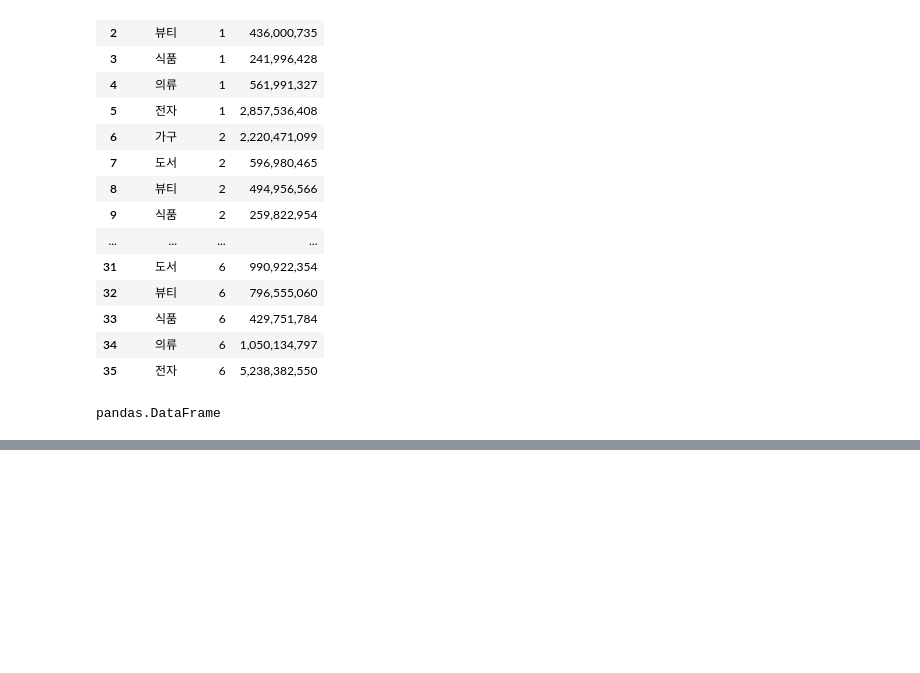
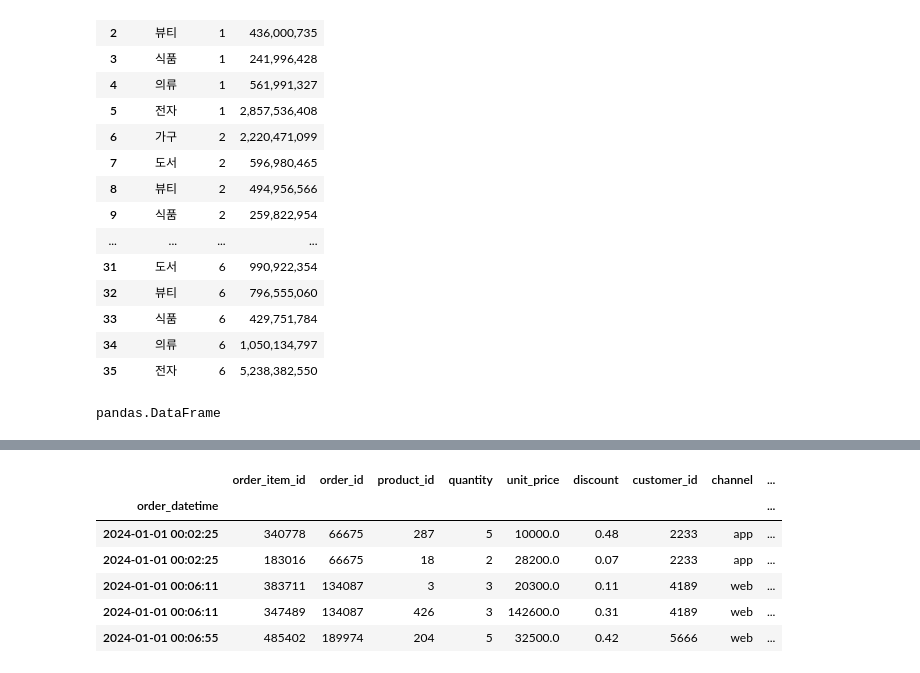
Before and after one commit to dioswifey/pandas_dev, a Jupyter notebook: chap09/we02.ipynb, the cells around one changed output, grey strips where cells are left out. Cells and saved outputs as stored; diff of their text form; code cells hidden in the pictures; blank space fills up the shorter version.

```diff
--- a/chap09/we02.ipynb
+++ b/chap09/we02.ipynb
@@ -548,0 +555,5 @@ pandas.DataFrame
+# %%
+full['order_datetime'] = pd.to_datetime(
+    full['order_datetime'],
+    errors='coerce'
+)
@@ -548,0 +580,8 @@ pandas.DataFrame
+# %%
+#월별(주문일자 => 월) 매출(amount) 추세: order_datetime, amount    column
+#월별로 묶어야된다
+
+#1. 주문일자 NaT 제거
+
+full = full.dropna(subset='order_datetime') #order_datetime 컬럼에 NaT 있으면 행을 삭제
+full.info()
@@ -548,0 +606,15 @@ pandas.DataFrame
+# %%
+#2. resample method 사용해서 날짜, 시간을 처리 :
+#2.1  날짜/시간 컬럼을 인덱스(PK)로 보낸다, on = 날짜/시간 컬럼
+# 주문일자를 인덱스로 보낸다
+
+ts = full.set_index('order_datetime').sort_index()  #정렬
+ts.head()
+# %% [output]
+|  | order_item_id | order_id | product_id | quantity | unit_price | discount | customer_id | channel | ... |
+| order_datetime |  |  |  |  |  |  |  |  | ... |
+| 2024-01-01 00:02:25 | 340778 | 66675 | 287 | 5 | 10000.0 | 0.48 | 2233 | app | ... |
+| 2024-01-01 00:02:25 | 183016 | 66675 | 18 | 2 | 28200.0 | 0.07 | 2233 | app | ... |
+| 2024-01-01 00:06:11 | 383711 | 134087 | 3 | 3 | 20300.0 | 0.11 | 4189 | web | ... |
+| 2024-01-01 00:06:11 | 347489 | 134087 | 426 | 3 | 142600.0 | 0.31 | 4189 | web | ... |
+| 2024-01-01 00:06:55 | 485402 | 189974 | 204 | 5 | 32500.0 | 0.42 | 5666 | web | ... |
```
Also changed, not shown: parts of 25 cells of this notebook, 14 other files.
